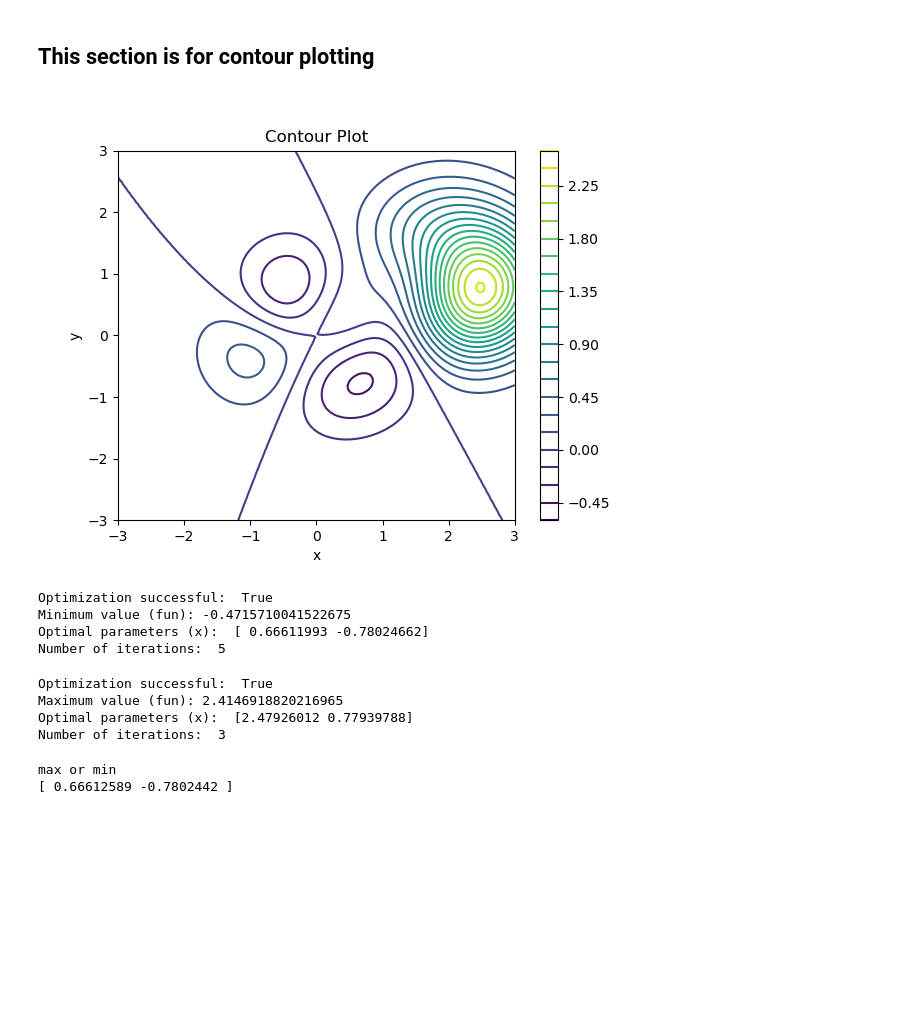
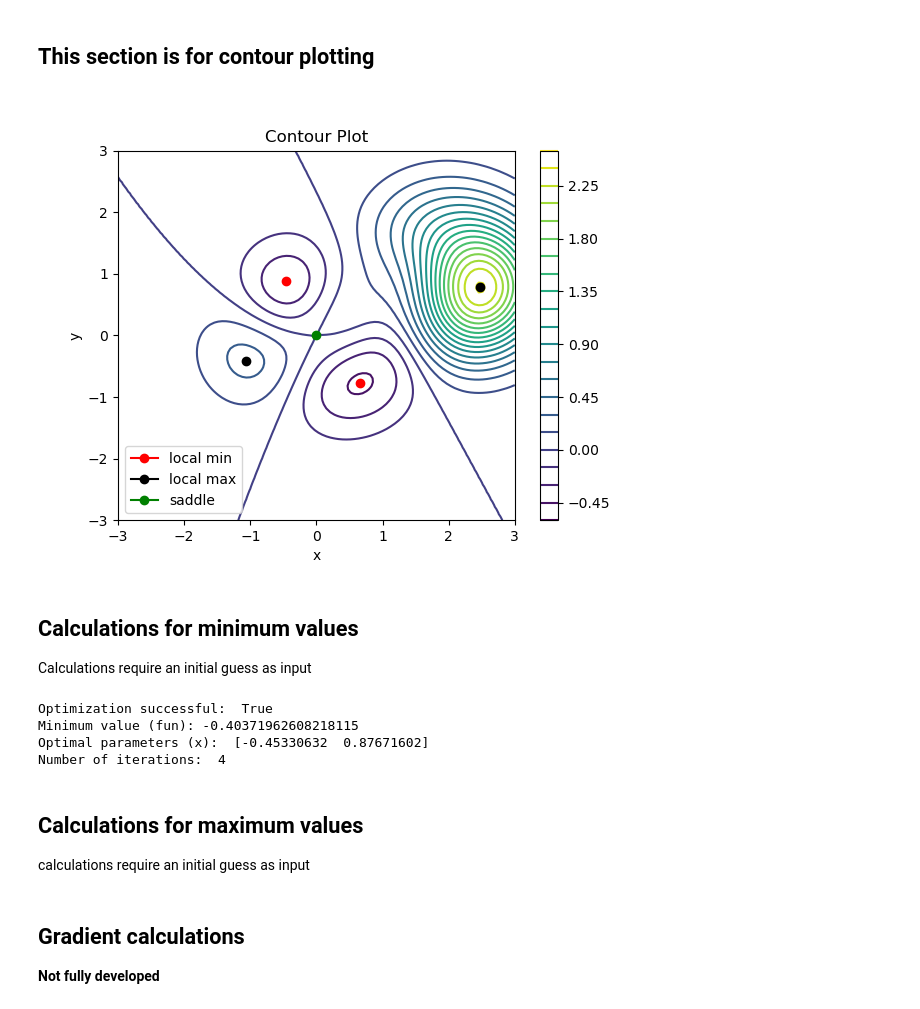
Before and after one commit to e-middleton/calcIII, a Jupyter notebook: surface.ipynb, the cells around one changed output. Saved outputs shown, nothing was run; the diff lists cells and outputs as text; code cells hidden in the pictures; blank space fills up the shorter version.

Commit message:
initial commit gradient and vector field plots

```diff
--- a/surface.ipynb
+++ b/surface.ipynb
@@ -30,15 +32,25 @@ plt.show()
 ## This section is for contour plotting ##
 # %%
 #Contour plot
+plt.close('all')
 plt.figure()
 plt.contour(X,Y,Z,20,cmap='viridis')
+plt.plot(0.66611993, -0.78024662, marker='o', color='r', label="local min")
+plt.plot(-0.45330632,  0.87671602, marker='o', color='r')
+plt.plot(-1.05783737, -0.40857482, marker='o', color='k')
+plt.plot(2.47926012, 0.77939788, marker='o', color='k', label="local max")
+plt.plot(0,0, marker='o', color='g', label='saddle')
 plt.xlabel('x')
 plt.ylabel('y')
 plt.colorbar()
 plt.title("Contour Plot")
+plt.legend(loc='lower left')
 plt.show()
 # %% [output]
-[figure, old version]
+[figure, new version]
+# %% [markdown]
+## Calculations for minimum values
+Calculations require an initial guess as input
 # %%
 # numerical calculations
 import scipy.optimize
@@ -49,7 +61,7 @@ def f(x) :
     return (a1*x[0]*x[1] - a2*x[0]**3 - a3*x[1]**2) *np.exp(-x[0]**2 - x[1]**2) + (a4*x[0]**2 - a5*x[0]*x[1] + a6*x[1]**2)*np.exp(-(x[0]-2)**2 -(x[1]-1)**2)
 
 # initial guess
-x0 = np.array([0.5, -1])
+x0 = np.array([-0.5, 1])
 
 result = minimize(f, x0, method="CG")
 
@@ -59,9 +71,13 @@ print("Optimal parameters (x): ", result.x)
 print("Number of iterations: ", result.nit)
 # %% [output]
 Optimization successful:  True
-Minimum value (fun): -0.4715710041522675
-Optimal parameters (x):  [ 0.66611993 -0.78024662]
-Number of iterations:  5
+Minimum value (fun): -0.40371962608218115
+Optimal parameters (x):  [-0.45330632  0.87671602]
+Number of iterations:  4
+# %% [markdown]
+## Calculations for maximum values
+
+calculations require an initial guess as input
 # %%
 # Maximum values found using the negative function values and scipy.optimize.minimize()
 
@@ -69,7 +85,7 @@ def negF(x) :
     return -1* ((a1*x[0]*x[1] - a2*x[0]**3 - a3*x[1]**2) *np.exp(-x[0]**2 - x[1]**2) + (a4*x[0]**2 - a5*x[0]*x[1] + a6*x[1]**2)*np.exp(-(x[0]-2)**2 -(x[1]-1)**2))
 
 # initial guess
-x1 = np.array([2.519, 0.769])
+x1 = np.array([0,0])
 
 result2 = minimize(negF, x1, method="CG")
 
@@ -77,11 +93,9 @@ print("Optimization successful: ", result2.success)
 print("Maximum value (fun):", -1*result2.fun)
 print("Optimal parameters (x): ", result2.x)
 print("Number of iterations: ", result2.nit)
-# %% [output]
-Optimization successful:  True
-Maximum value (fun): 2.4146918820216965
-Optimal parameters (x):  [2.47926012 0.77939788]
-Number of iterations:  3
+# %% [markdown]
+## Gradient calculations
+**Not fully developed**
 # %%
 # code sample from google ai
 
@@ -105,7 +119,7 @@ def gradient(inputPoints) :
     xVal, yVal = inputPoints
     return [df_dx(xVal, yVal), df_dy(xVal, yVal)]
 
-initialGuess = [0.7,-0.8]
+initialGuess = [0,0]
 
 critPt = fsolve(gradient, initialGuess)
 
@@ -134,6 +148,3 @@ elif det > 0:
     print(critPt)
 else :
     print("Not enough info")
-# %% [output]
-max or min
-[ 0.66612589 -0.7802442 ]
```
Also changed, not shown: parts of 6 cells of this notebook, 1 other file.
